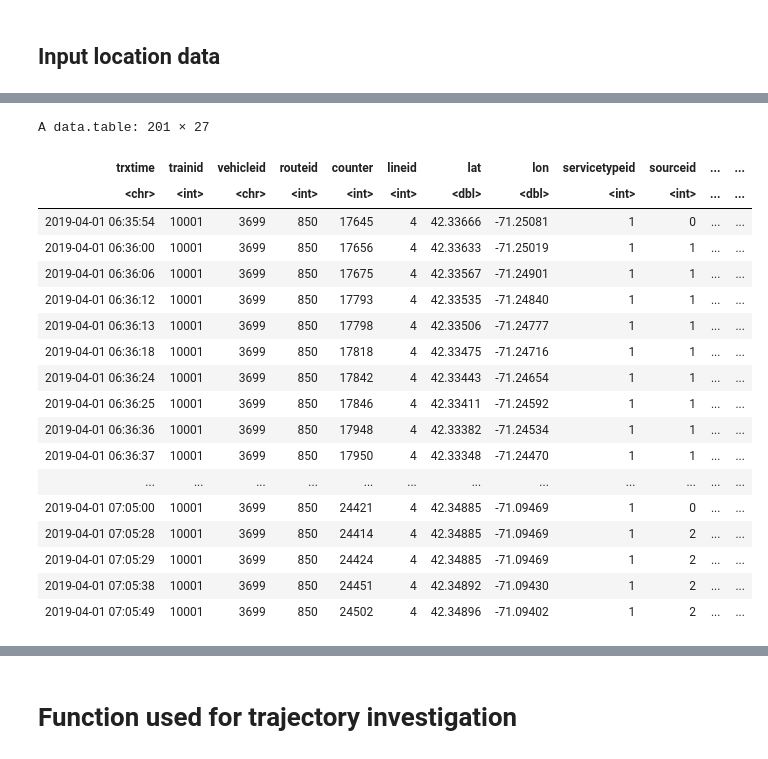
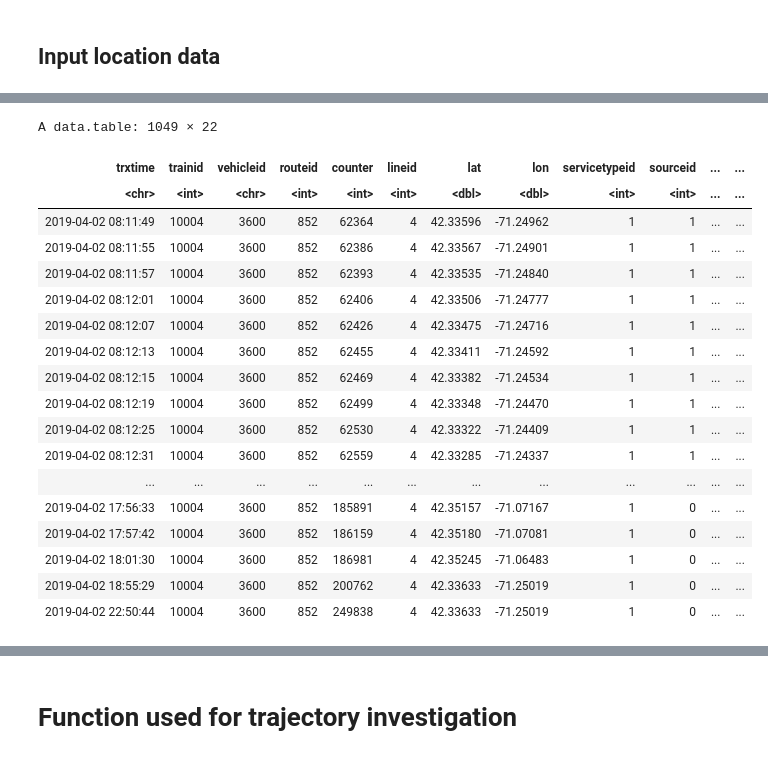
Before and after one commit to narslab/treem, a Jupyter notebook: bin/jupyter/vehicle-trajectory-computation.ipynb, the cells around one changed output, grey strips where cells are left out. Saved outputs shown, nothing was run; the diff lists cells and outputs as text; code cells hidden in the pictures.

```diff
--- a/bin/jupyter/vehicle-trajectory-computation.ipynb
+++ b/bin/jupyter/vehicle-trajectory-computation.ipynb
@@ -102,0 +148,22 @@ clean_trajectory = light_subset(1,2)
+# %%
+df_test_2
+# %% [output]
+A data.table: 1049 × 22
+| trxtime | trainid | vehicleid | routeid | counter | lineid | lat | lon | servicetypeid | sourceid | ... | ... |
+| <chr> | <int> | <chr> | <int> | <int> | <int> | <dbl> | <dbl> | <int> | <int> | ... | ... |
+| 2019-04-02 08:11:49 | 10004 | 3600 | 852 | 62364 | 4 | 42.33596 | -71.24962 | 1 | 1 | ... | ... |
+| 2019-04-02 08:11:55 | 10004 | 3600 | 852 | 62386 | 4 | 42.33567 | -71.24901 | 1 | 1 | ... | ... |
+| 2019-04-02 08:11:57 | 10004 | 3600 | 852 | 62393 | 4 | 42.33535 | -71.24840 | 1 | 1 | ... | ... |
+| 2019-04-02 08:12:01 | 10004 | 3600 | 852 | 62406 | 4 | 42.33506 | -71.24777 | 1 | 1 | ... | ... |
+| 2019-04-02 08:12:07 | 10004 | 3600 | 852 | 62426 | 4 | 42.33475 | -71.24716 | 1 | 1 | ... | ... |
+| 2019-04-02 08:12:13 | 10004 | 3600 | 852 | 62455 | 4 | 42.33411 | -71.24592 | 1 | 1 | ... | ... |
+| 2019-04-02 08:12:15 | 10004 | 3600 | 852 | 62469 | 4 | 42.33382 | -71.24534 | 1 | 1 | ... | ... |
+| 2019-04-02 08:12:19 | 10004 | 3600 | 852 | 62499 | 4 | 42.33348 | -71.24470 | 1 | 1 | ... | ... |
+| 2019-04-02 08:12:25 | 10004 | 3600 | 852 | 62530 | 4 | 42.33322 | -71.24409 | 1 | 1 | ... | ... |
+| 2019-04-02 08:12:31 | 10004 | 3600 | 852 | 62559 | 4 | 42.33285 | -71.24337 | 1 | 1 | ... | ... |
+| ... | ... | ... | ... | ... | ... | ... | ... | ... | ... | ... | ... |
+| 2019-04-02 17:56:33 | 10004 | 3600 | 852 | 185891 | 4 | 42.35157 | -71.07167 | 1 | 0 | ... | ... |
+| 2019-04-02 17:57:42 | 10004 | 3600 | 852 | 186159 | 4 | 42.35180 | -71.07081 | 1 | 0 | ... | ... |
+| 2019-04-02 18:01:30 | 10004 | 3600 | 852 | 186981 | 4 | 42.35245 | -71.06483 | 1 | 0 | ... | ... |
+| 2019-04-02 18:55:29 | 10004 | 3600 | 852 | 200762 | 4 | 42.33633 | -71.25019 | 1 | 0 | ... | ... |
+| 2019-04-02 22:50:44 | 10004 | 3600 | 852 | 249838 | 4 | 42.33633 | -71.25019 | 1 | 0 | ... | ... |
@@ -112,22 +196,0 @@ clean_trajectory = run(clean_trajectory)
-# %%
-clean_trajectory
-# %% [output]
-A data.table: 201 × 27
-| trxtime | trainid | vehicleid | routeid | counter | lineid | lat | lon | servicetypeid | sourceid | ... | ... |
-| <chr> | <int> | <chr> | <int> | <int> | <int> | <dbl> | <dbl> | <int> | <int> | ... | ... |
-| 2019-04-01 06:35:54 | 10001 | 3699 | 850 | 17645 | 4 | 42.33666 | -71.25081 | 1 | 0 | ... | ... |
-| 2019-04-01 06:36:00 | 10001 | 3699 | 850 | 17656 | 4 | 42.33633 | -71.25019 | 1 | 1 | ... | ... |
-| 2019-04-01 06:36:06 | 10001 | 3699 | 850 | 17675 | 4 | 42.33567 | -71.24901 | 1 | 1 | ... | ... |
-| 2019-04-01 06:36:12 | 10001 | 3699 | 850 | 17793 | 4 | 42.33535 | -71.24840 | 1 | 1 | ... | ... |
-| 2019-04-01 06:36:13 | 10001 | 3699 | 850 | 17798 | 4 | 42.33506 | -71.24777 | 1 | 1 | ... | ... |
-| 2019-04-01 06:36:18 | 10001 | 3699 | 850 | 17818 | 4 | 42.33475 | -71.24716 | 1 | 1 | ... | ... |
-| 2019-04-01 06:36:24 | 10001 | 3699 | 850 | 17842 | 4 | 42.33443 | -71.24654 | 1 | 1 | ... | ... |
-| 2019-04-01 06:36:25 | 10001 | 3699 | 850 | 17846 | 4 | 42.33411 | -71.24592 | 1 | 1 | ... | ... |
-| 2019-04-01 06:36:36 | 10001 | 3699 | 850 | 17948 | 4 | 42.33382 | -71.24534 | 1 | 1 | ... | ... |
-| 2019-04-01 06:36:37 | 10001 | 3699 | 850 | 17950 | 4 | 42.33348 | -71.24470 | 1 | 1 | ... | ... |
-| ... | ... | ... | ... | ... | ... | ... | ... | ... | ... | ... | ... |
-| 2019-04-01 07:05:00 | 10001 | 3699 | 850 | 24421 | 4 | 42.34885 | -71.09469 | 1 | 0 | ... | ... |
-| 2019-04-01 07:05:28 | 10001 | 3699 | 850 | 24414 | 4 | 42.34885 | -71.09469 | 1 | 2 | ... | ... |
-| 2019-04-01 07:05:29 | 10001 | 3699 | 850 | 24424 | 4 | 42.34885 | -71.09469 | 1 | 2 | ... | ... |
-| 2019-04-01 07:05:38 | 10001 | 3699 | 850 | 24451 | 4 | 42.34892 | -71.09430 | 1 | 2 | ... | ... |
-| 2019-04-01 07:05:49 | 10001 | 3699 | 850 | 24502 | 4 | 42.34896 | -71.09402 | 1 | 2 | ... | ... |
```
Also changed, not shown: parts of 67 cells of this notebook, 12 other files.
